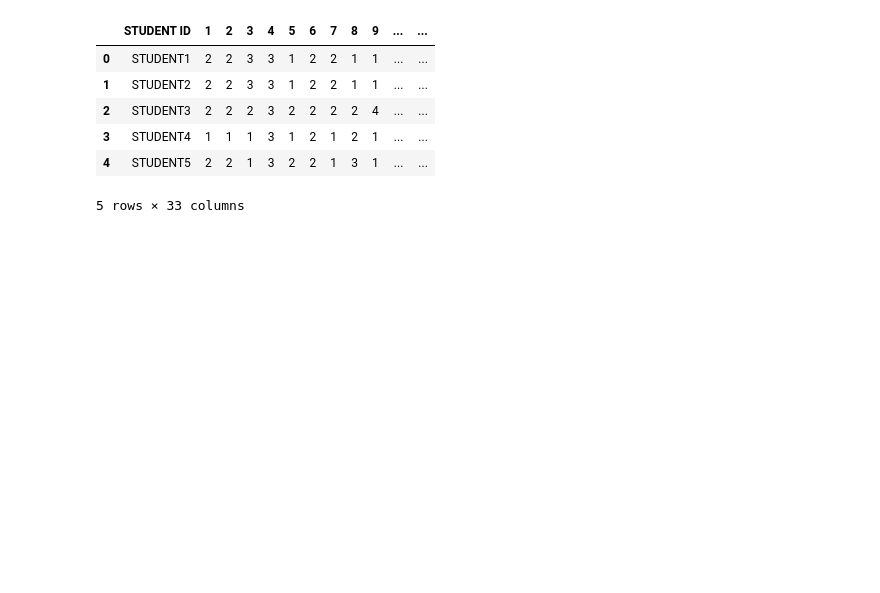
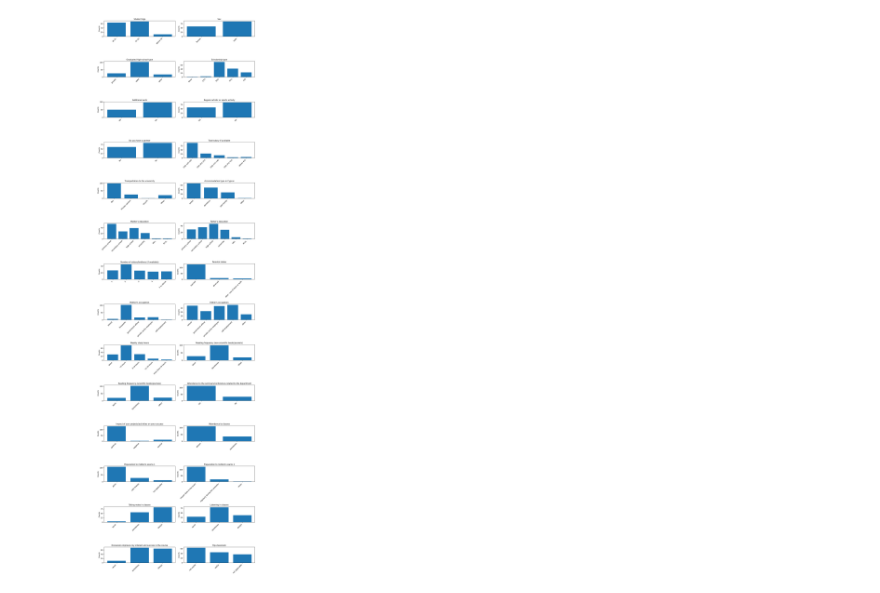
Before and after one commit to capac/higher-education-students-performance-evaluation, a Jupyter notebook: notebook.ipynb, the cells around one changed output. Cells and saved outputs as stored; diff of their text form; code cells hidden in the pictures; blank space fills up the shorter version.

Commit message:
Exploratory data analysis for attribute categories

```diff
--- a/notebook.ipynb
+++ b/notebook.ipynb
@@ -14,6 +15,10 @@ import mlflow
 # %%
 work_dir = Path.home() / 'Programming/Python/machine-learning-exercises/higher-education-students-performance-evaluation'
 data_file = work_dir / 'data/students-performance.csv'
+attribute_names_json_file = work_dir / 'attribute_names.json'
+path_dir = work_dir / 'plots'
+path_dir.mkdir(parents=True, exist_ok=True)
+plot_file = path_dir / 'attribute_bar_plots.png'
 # %%
 sp_df = pd.read_csv(data_file)
 # %%
@@ -25,10 +29,23 @@ mlflow.set_experiment('higher-education-students-performance-evaluation')
-# %%
-sp_df.head()
-# %% [output]
-|  | STUDENT ID | 1 | 2 | 3 | 4 | 5 | 6 | 7 | 8 | 9 | ... | ... |
-| 0 | STUDENT1 | 2 | 2 | 3 | 3 | 1 | 2 | 2 | 1 | 1 | ... | ... |
-| 1 | STUDENT2 | 2 | 2 | 3 | 3 | 1 | 2 | 2 | 1 | 1 | ... | ... |
-| 2 | STUDENT3 | 2 | 2 | 2 | 3 | 2 | 2 | 2 | 2 | 4 | ... | ... |
-| 3 | STUDENT4 | 1 | 1 | 1 | 3 | 1 | 2 | 1 | 2 | 1 | ... | ... |
-| 4 | STUDENT5 | 2 | 2 | 1 | 3 | 2 | 2 | 1 | 3 | 1 | ... | ... |
-5 rows × 33 columns
+# %%
+with open(attribute_names_json_file, 'rt') as f_in:
+    attribute_names_json = json.load(f_in)
+# %%
+column_names = list(sp_df.columns[1:-2])
+column_counts = []
+for col in column_names:
+    column_counts.append(sp_df.groupby(col, observed=False).size())
+# %%
+fig, axs = plt.subplots(nrows=14, ncols=2, figsize=(13, 45))
+for ax, col_count, col_name in zip(axs.flatten(), column_counts, column_names):
+    if col_name in ['15', '22', '30']:
+        ax.bar(list(attribute_names_json[col_name]['options'].values())[:-1], col_count.values)
+    else:
+        ax.bar(list(attribute_names_json[col_name]['options'].values()), col_count.values)
+    ax.set_ylabel('Counts', fontsize=10)
+    ax.set_title(attribute_names_json[col_name]['name'], fontsize=11)
+    ax.yaxis.set_tick_params(pad=3)
+    plt.tight_layout(pad=1)
+    plt.setp(ax.get_xticklabels(), rotation=45, ha='right')
+    plt.savefig(plot_file, dpi=144, bbox_inches='tight')
+# %% [output]
+[figure, added]
```
Also changed, not shown: parts of 2 cells of this notebook.
